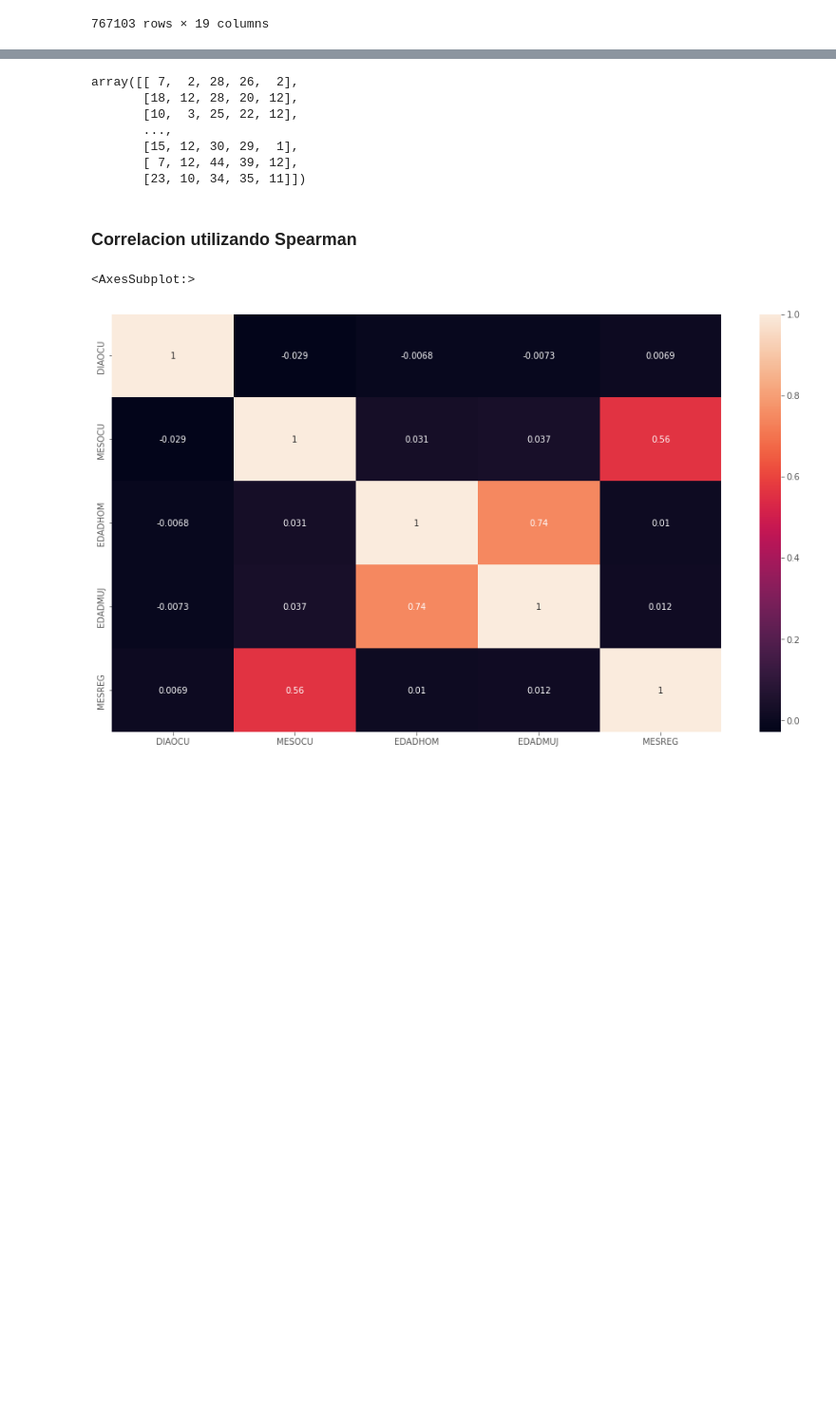
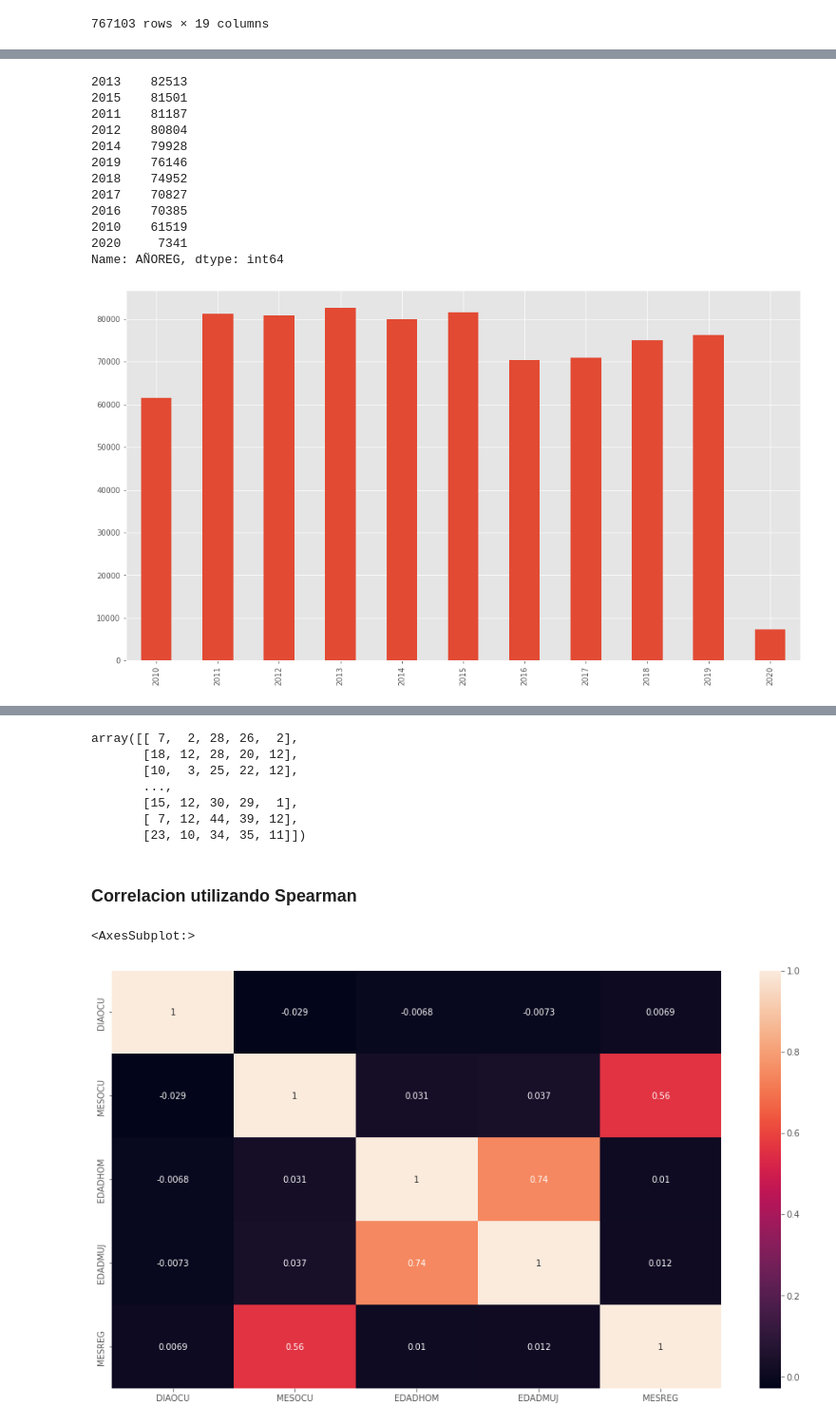
Before and after one commit to JJHH06/DMP1MarriageClustering, a Jupyter notebook: Proyecto1.ipynb, the cells around one changed output, grey strips where cells are left out. Shown at 95% size. Cells and saved outputs as stored; diff of their text form; code cells hidden in the pictures; blank space fills up the shorter version.

```diff
--- a/Proyecto1.ipynb
+++ b/Proyecto1.ipynb
@@ -338,0 +348,20 @@ marriage_data
+# %%
+# cantidad de matrimonios por cada año
+
+marriage_data['AÑOREG'].value_counts().sort_index().plot(kind='bar')
+
+print(marriage_data['AÑOREG'].value_counts().sort_values(ascending=False))
+# %% [output]
+2013    82513
+2015    81501
+2011    81187
+2012    80804
+2014    79928
+2019    76146
+2018    74952
+2017    70827
+2016    70385
+2010    61519
+2020     7341
+Name: AÑOREG, dtype: int64
+[figure, added]
```
Also changed, not shown: parts of 7 cells of this notebook.
